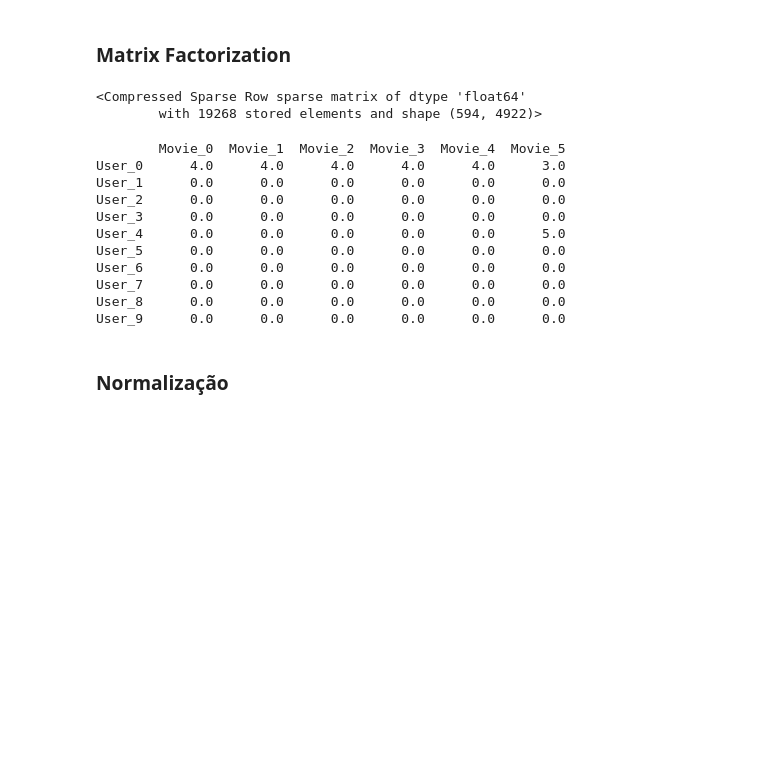
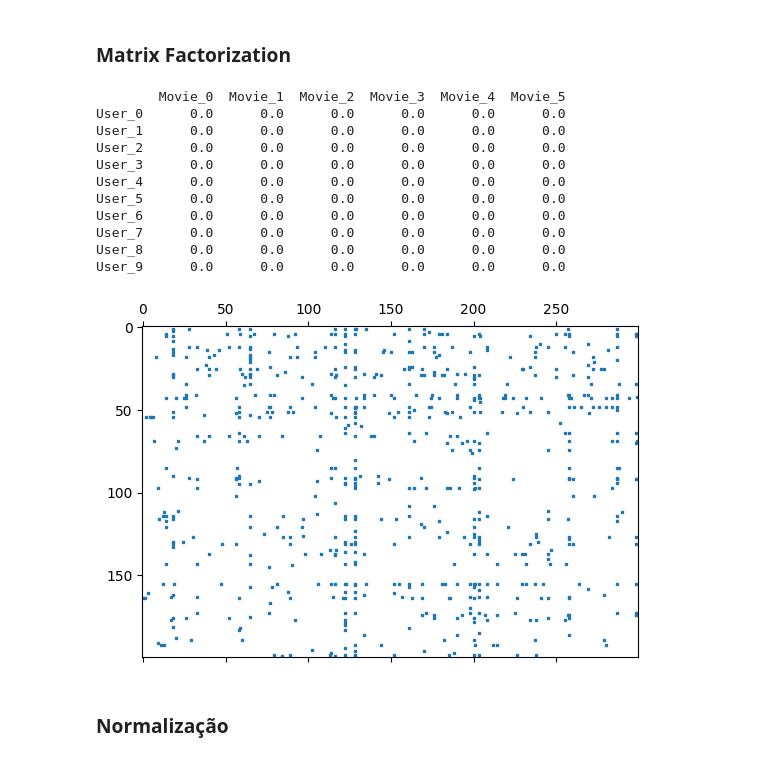
Before and after one commit to MarcosABP/CRS-LLM, a Jupyter notebook: exploration/rec.ipynb, the cells around one changed output. Saved outputs shown, nothing was run; the diff lists cells and outputs as text; code cells hidden in the pictures; blank space fills up the shorter version.

```diff
--- a/rec.ipynb
+++ b/exploration/rec.ipynb
@@ -485,6 +539,9 @@ user_item_test
 | 1724 | 1084 | 90248 | 5 |
 | 1725 | 1084 | 177387 | 3 |
 1726 rows × 3 columns
+# %%
+user_item_train = pd.read_csv("../data/user_item_train.csv", sep = ';')
+user_item_test = pd.read_csv("../data/user_item_test.csv", sep = ';')
 # %% [markdown]
 ### Matrix Factorization
 # %%
@@ -543,8 +627,14 @@ np.random.seed(42)
 
 all_data = pd.concat([user_item_train, user_item_test]) # Concatena train + test para garantir que todos os IDs estejam mapeados
 
-user_mapper = {u: i for i, u in enumerate(all_data['userId'].unique())}
-movie_mapper = {m: i for i, m in enumerate(all_data['movieId'].unique())}
+# user_mapper = {u: i for i, u in enumerate(all_data['userId'].unique())}
+# movie_mapper = {m: i for i, m in enumerate(all_data['movieId'].unique())}
+
+user_ids = sorted(all_data['userId'].unique())
+movie_ids = sorted(all_data['movieId'].unique())
+
+user_mapper = {u: i for i, u in enumerate(user_ids)}
+movie_mapper = {m: i for i, m in enumerate(movie_ids)}
 
 n_users = len(user_mapper)
 n_movies = len(movie_mapper)
@@ -555,9 +645,9 @@ train_matrix = create_sparse_matrix(user_item_train, user_mapper, movie_mapper,
 test_matrix = create_sparse_matrix(user_item_test, user_mapper, movie_mapper, (n_users, n_movies))
 
 #Divide treino em treino/validação
-train_final_matrix, val_matrix = split_train_validation(train_matrix, validation_ratio=0.2, seed=42)
+#train_final_matrix, val_matrix = split_train_validation(train_matrix, validation_ratio=0.2, seed=42)
 
-train_final_matrix
+
 
 
 ## Estrutura Final
@@ -569,14 +659,11 @@ train_final_matrix
 # │
 # └── user_item_test (20%)
 #     └── test_matrix (20% do total)         ← Avaliação final aqui
-# %% [output]
-<Compressed Sparse Row sparse matrix of dtype 'float64'
-        with 19268 stored elements and shape (594, 4922)>
 # %%
 import pandas as pd
 
 # Limitar apenas aos primeiros 10 usuários e 10 filmes
-small_matrix = train_final_matrix[:10, :6].toarray()
+small_matrix = train_matrix[:10, :6].toarray()
 
 # Converter para DataFrame só para visualizar melhor
 df_view = pd.DataFrame(small_matrix, columns=[f"Movie_{i}" for i in range(6)])
@@ -585,16 +672,22 @@ df_view.index = [f"User_{i}" for i in range(10)]
 print(df_view)
 # %% [output]
         Movie_0  Movie_1  Movie_2  Movie_3  Movie_4  Movie_5
-User_0      4.0      4.0      4.0      4.0      4.0      3.0
+User_0      0.0      0.0      0.0      0.0      0.0      0.0
 User_1      0.0      0.0      0.0      0.0      0.0      0.0
 User_2      0.0      0.0      0.0      0.0      0.0      0.0
 User_3      0.0      0.0      0.0      0.0      0.0      0.0
-User_4      0.0      0.0      0.0      0.0      0.0      5.0
+User_4      0.0      0.0      0.0      0.0      0.0      0.0
 User_5      0.0      0.0      0.0      0.0      0.0      0.0
 User_6      0.0      0.0      0.0      0.0      0.0      0.0
 User_7      0.0      0.0      0.0      0.0      0.0      0.0
 User_8      0.0      0.0      0.0      0.0      0.0      0.0
 User_9      0.0      0.0      0.0      0.0      0.0      0.0
+# %%
+import matplotlib.pyplot as plt
+plt.spy(train_matrix[:200, :300], markersize=2)
+plt.show()
+# %% [output]
+[figure, added]
 # %% [markdown]
 ### Normalização
 # %% [markdown]
```
Also changed, not shown: parts of 11 cells of this notebook, 2 other files.
